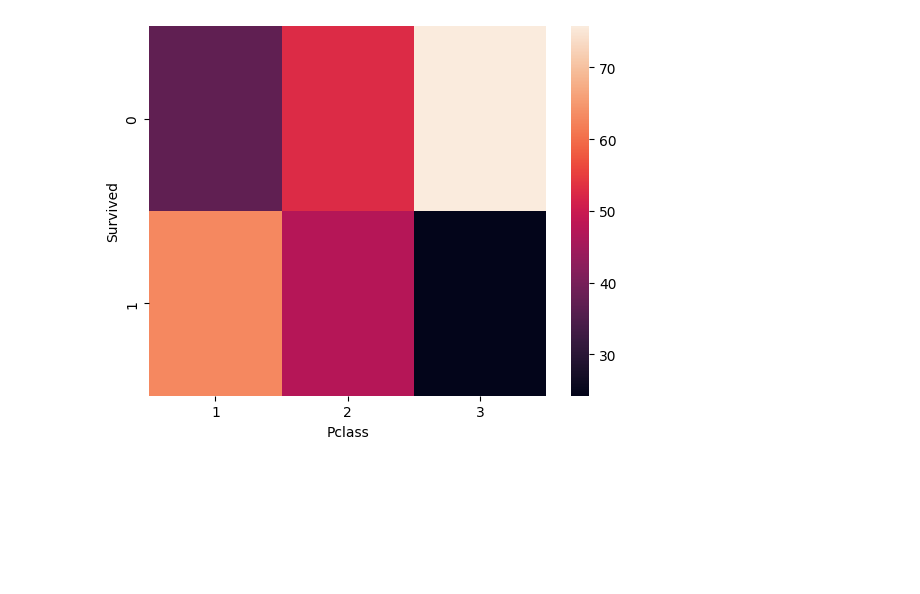
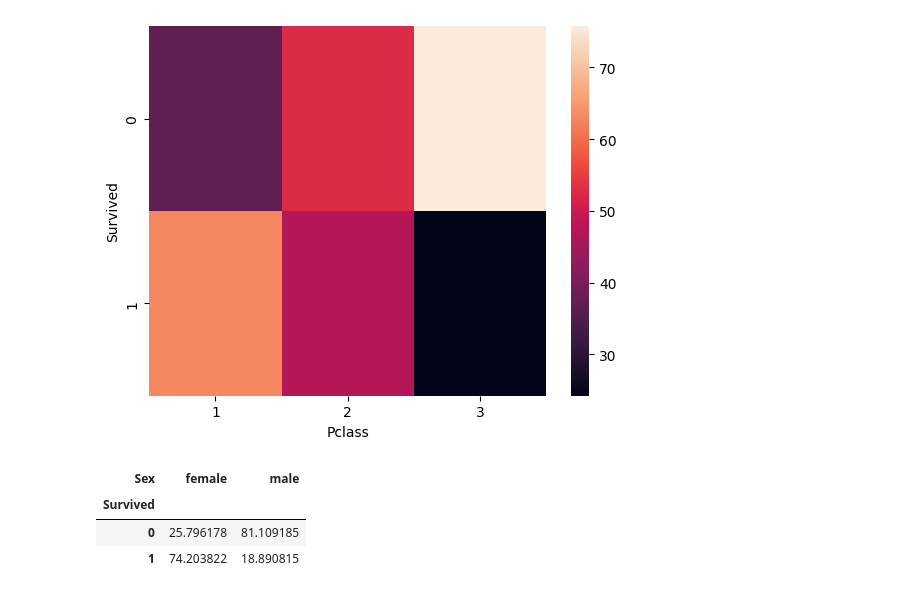
Before and after one commit to Prateek07-Kumar/100-DAYS-OF-PYTHON-PROGRAMMING, a Jupyter notebook: EDA/eda.ipynb, the cells around one changed output. Cells and saved outputs as stored; diff of their text form; code cells hidden in the pictures; blank space fills up the shorter version.

```diff
--- a/EDA/eda.ipynb
+++ b/EDA/eda.ipynb
@@ -258,3 +258,10 @@ sns.heatmap(pd.crosstab(df['Survived'],df['Pclass'],normalize='columns')*100)
 # %% [output]
 <Axes: xlabel='Pclass', ylabel='Survived'>
 [figure]
+# %%
+pd.crosstab(df['Survived'],df['Sex'],normalize='columns')*100
+# %% [output]
+| Sex | female | male |
+| Survived |  |  |
+| 0 | 25.796178 | 81.109185 |
+| 1 | 74.203822 | 18.890815 |
```
